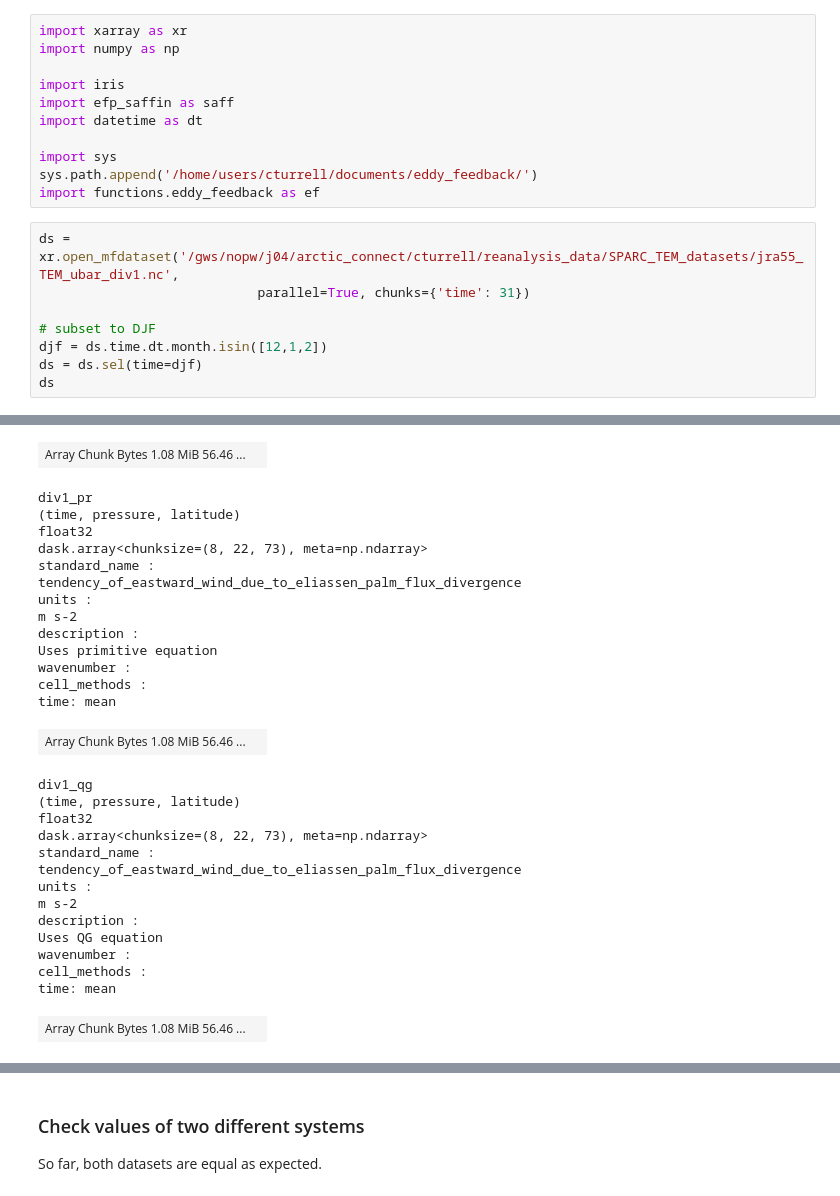
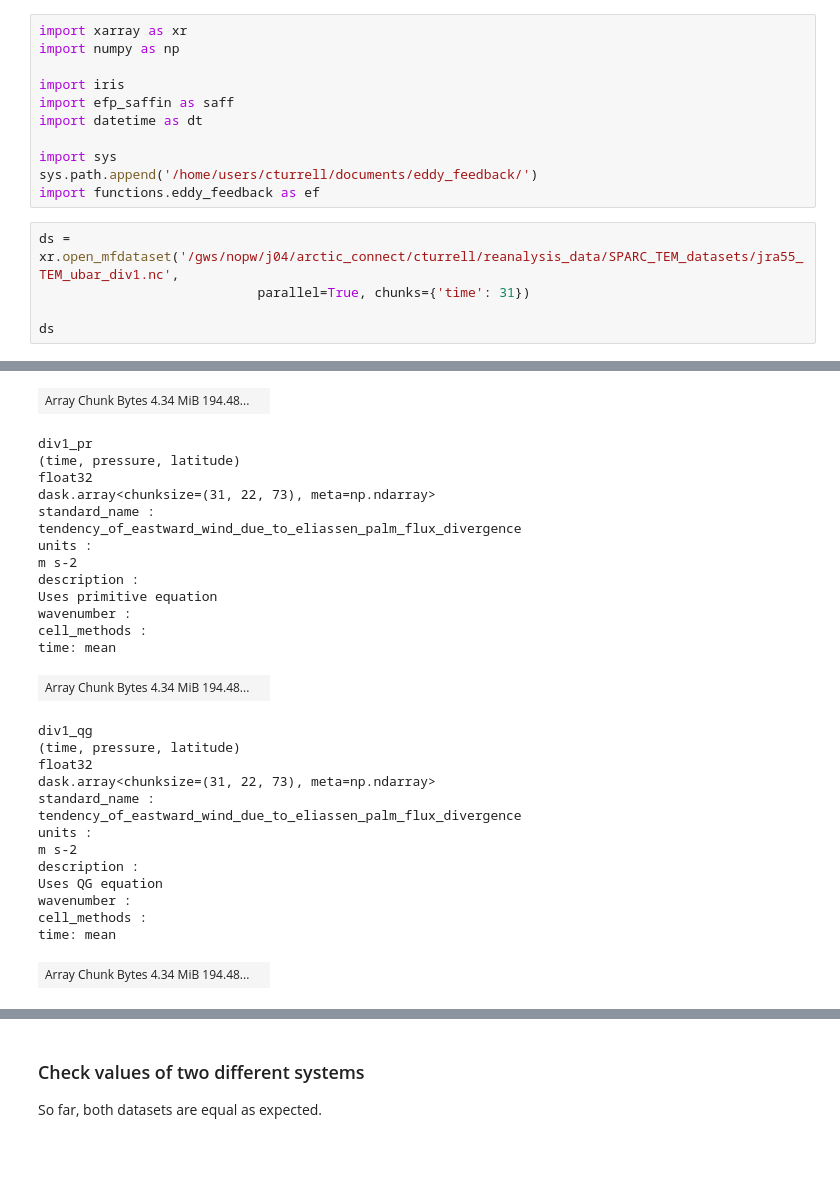
Before and after one commit to Caturrell/eddy_feedback, a Jupyter notebook: reproduce/saffin_2024/code/cube_comparison.ipynb, the cells around one changed output, grey strips where cells are left out. Drawn from its saved outputs; the diff is of its cells as text; blank space fills up the shorter version.

```diff
--- a/reproduce/saffin_2024/code/cube_comparison.ipynb
+++ b/reproduce/saffin_2024/code/cube_comparison.ipynb
@@ -13,8 +13,5 @@ import functions.eddy_feedback as ef
 ds = xr.open_mfdataset('/gws/nopw/j04/arctic_connect/cturrell/reanalysis_data/SPARC_TEM_datasets/jra55_TEM_ubar_div1.nc',
                             parallel=True, chunks={'time': 31})
 
-# subset to DJF
-djf = ds.time.dt.month.isin([12,1,2])
-ds = ds.sel(time=djf)
 ds
 # %% [output]
@@ -25,21 +22,21 @@ time: 177
 pressure: 22
 latitude: 73
 Coordinates: (3)
 time
 (time)
 datetime64[ns]
 1958-01-14T09:00:00 ... 2016-12-...
 description :
 ... (39 lines left out)
 description :
 Zonal average of eastward wind
 cell_methods :
 time: mean
-| Array Chunk Bytes 1.08 MiB 56.46 ... |  |
+| Array Chunk Bytes 4.34 MiB 194.48... |  |
 div1_pr
 (time, pressure, latitude)
 float32
-dask.array<chunksize=(8, 22, 73), meta=np.ndarray>
+dask.array<chunksize=(31, 22, 73), meta=np.ndarray>
 standard_name :
 tendency_of_eastward_wind_due_to_eliassen_palm_flux_divergence
 units :
@@ -49,11 +46,11 @@ Uses primitive equation
 wavenumber :
 cell_methods :
 time: mean
-| Array Chunk Bytes 1.08 MiB 56.46 ... |  |
+| Array Chunk Bytes 4.34 MiB 194.48... |  |
 div1_qg
 (time, pressure, latitude)
 float32
-dask.array<chunksize=(8, 22, 73), meta=np.ndarray>
+dask.array<chunksize=(31, 22, 73), meta=np.ndarray>
 standard_name :
 tendency_of_eastward_wind_due_to_eliassen_palm_flux_divergence
 units :
@@ -63,7 +60,7 @@ Uses QG equation
 wavenumber :
 cell_methods :
 time: mean
-| Array Chunk Bytes 1.08 MiB 56.46 ... |  |
+| Array Chunk Bytes 4.34 MiB 194.48... |  |
 Indexes: (3)
 time
 PandasIndex
```
Also changed, not shown: parts of 23 cells of this notebook, 1 other file.
